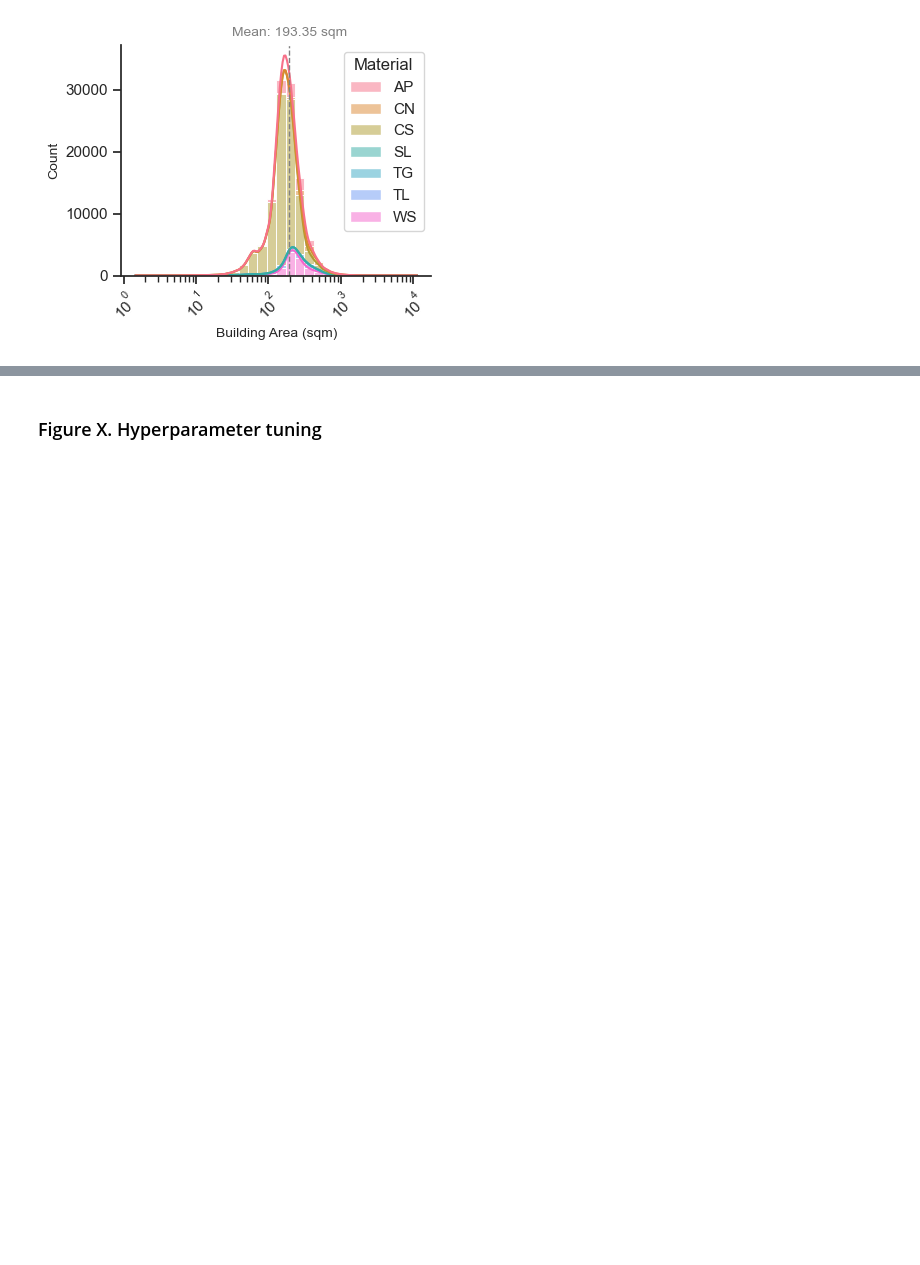
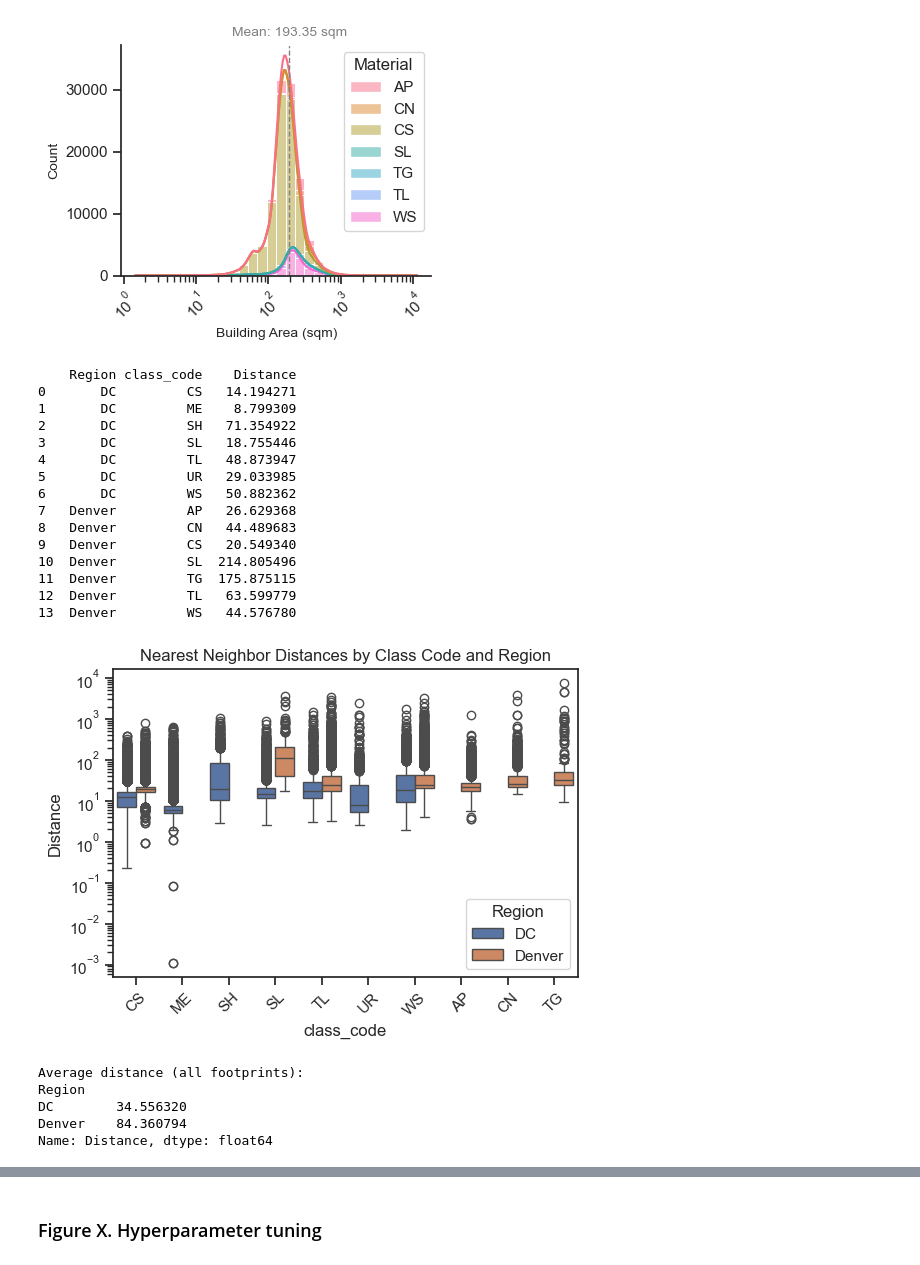
Before and after one commit to maxwellCcook/rooftop-mapping, a Jupyter notebook: code/_manuscript_figures.ipynb, the cells around one changed output, grey strips where cells are left out. Saved outputs shown, nothing was run; the diff lists cells and outputs as text; code cells hidden in the pictures; blank space fills up the shorter version.

Commit message:
Updates to figures code

```diff
--- a/code/_manuscript_figures.ipynb
+++ b/code/_manuscript_figures.ipynb
@@ -232,3 +247,70 @@ for roi, ref in refs.items():
 # %% [output]
 [figure]
 [figure]
+# %%
+# Calculate dispersion metrics for each region
+
+from scipy.spatial import KDTree
+
+knn_by_material = {}
+for roi, ref in refs.items():
+    knn_by_material[roi] = {}
+    # Group the data by 'class_code'
+    for class_code, group in ref.groupby('class_code'):
+        # Generate the centroid for the group
+        centroid = group.geometry.centroid
+        # Grab the coordinate pairs
+        coords = np.array([(geom.x, geom.y) for geom in centroid])
+        # Proceed only if there are at least 2 points in the group
+        if len(coords) > 1:
+            # Set up the nearest neighbor search
+            kdtree = KDTree(coords)
+            distances, _ = kdtree.query(coords, k=2)  # k=2 because the nearest point is itself
+            # Calculate the average distance to nearest neighbor for this class_code
+            knn_by_material[roi][class_code] = distances[:, 1]
+        else:
+            knn_by_material[roi][class_code] = np.nan  # Handle cases where there are fewer than 2 points
+
+# Create a dataframe from the results
+knns = []
+for roi, class_distances in knn_by_material.items():
+    for class_code, distances in class_distances.items():
+        for dist in distances:
+            knns.append({'Region': roi, 'class_code': class_code, 'Distance': dist})
+knn_df = pd.DataFrame(knns)
+
+# Calculate mean nearest neighbor distance for each class_code and region
+knn_df_mean = knn_df.groupby(['Region', 'class_code'])['Distance'].mean().reset_index()
+print(knn_df_mean)
+
+plt.figure(figsize=(6, 4))
+sns.boxplot(x='class_code', y='Distance', hue='Region', data=knn_df)
+plt.yscale('log')
+plt.title('Nearest Neighbor Distances by Class Code and Region')
+plt.xticks(rotation=45)
+plt.show()
+
+# mean distance across all classes
+print(f"Average distance (all footprints):\n{knn_df_mean.groupby('Region')['Distance'].mean()}")
+# %% [output]
+    Region class_code    Distance
+0       DC         CS   14.194271
+1       DC         ME    8.799309
+2       DC         SH   71.354922
+3       DC         SL   18.755446
+4       DC         TL   48.873947
+5       DC         UR   29.033985
+6       DC         WS   50.882362
+7   Denver         AP   26.629368
+8   Denver         CN   44.489683
+9   Denver         CS   20.549340
+10  Denver         SL  214.805496
+11  Denver         TG  175.875115
+12  Denver         TL   63.599779
+13  Denver         WS   44.576780
+[figure, added]
+Average distance (all footprints):
+Region
+DC        34.556320
+Denver    84.360794
+Name: Distance, dtype: float64
```
Also changed, not shown: parts of 7 cells of this notebook, 6 other files.
